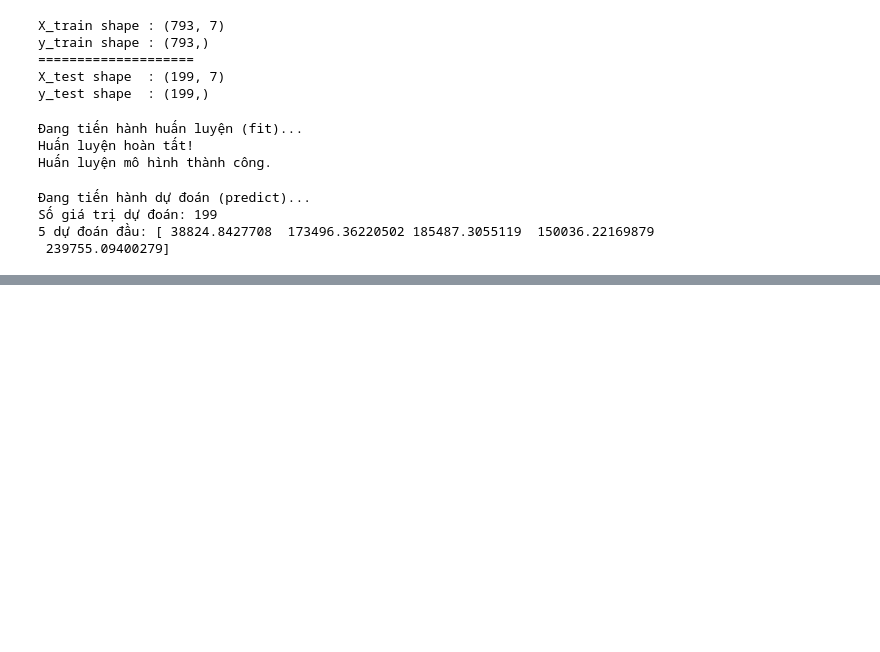
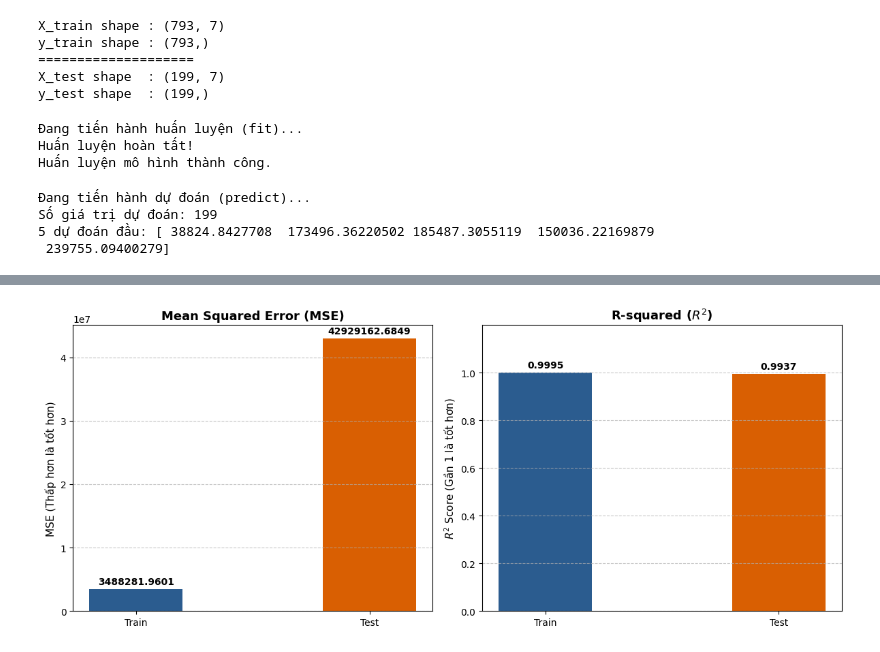
Before and after one commit to thanhdoan252024-hash/machine-learning-group-6, a Jupyter notebook: regression/product_sales_prediction.ipynb, the cells around one changed output, grey strips where cells are left out. Saved outputs shown, nothing was run; the diff lists cells and outputs as text; code cells hidden in the pictures; blank space fills up the shorter version.

Commit message:
đánh giá model update

```diff
--- a/regression/product_sales_prediction.ipynb
+++ b/regression/product_sales_prediction.ipynb
@@ -142,0 +143,10 @@ metrics = print_regression_metrics(y_test, y_pred)
+# %%
+mse_train = mean_squared_error(y_train, model.predict(X_train))
+mse_test = mean_squared_error(y_test, y_pred)
+print("Mean Squared Error (MSE) trên tập kiểm tra:", mse_test)
+print("Mean Squared Error (MSE) trên tập huấn luyện:", mse_train)
+
+r2_train = r2_score(y_train, model.predict(X_train))
+r2_test = r2_score(y_test, y_pred)
+print("R-squared (R2) trên tập kiểm tra:", r2_test)
+print("R-squared (R2) trên tập huấn luyện:", r2_train)
@@ -154,3 +173,60 @@ plt.show()
+# %%
+import matplotlib.pyplot as plt
+
+# 1. Khởi tạo khung vẽ gồm 2 biểu đồ con (subplots) nằm ngang
+fig, axes = plt.subplots(1, 2, figsize=(12, 5))
+
+categories = ["Train", "Test"]
+colors = ["#2b5c8f", "#d95f02"]  # Xanh dương cho Train, Cam cho Test
+
+# --- BIỂU ĐỒ 1: MEAN SQUARED ERROR (MSE) ---
+mse_values = [mse_train, mse_test]
+bars_mse = axes[0].bar(categories, mse_values, color=colors, width=0.4)
+axes[0].set_title("Mean Squared Error (MSE)", fontsize=13, fontweight="bold")
+axes[0].set_ylabel("MSE (Thấp hơn là tốt hơn)", fontsize=11)
+axes[0].grid(axis="y", linestyle="--", alpha=0.7)
+
+# Hiển thị số liệu chi tiết trên đầu mỗi cột
+for bar in bars_mse:
+    height = bar.get_height()
+    axes[0].annotate(
+        f"{height:.4f}",
+        xy=(bar.get_x() + bar.get_width() / 2, height),
+        xytext=(0, 3),
+        textcoords="offset points",
+        ha="center",
+        va="bottom",
+        fontweight="bold",
+    )
+
+# --- BIỂU ĐỒ 2: R-SQUARED (R2) ---
+r2_values = [r2_train, r2_test]
+bars_r2 = axes[1].bar(categories, r2_values, color=colors, width=0.4)
+axes[1].set_title("R-squared ($R^2$)", fontsize=13, fontweight="bold")
+axes[1].set_ylabel("$R^2$ Score (Gần 1 là tốt hơn)", fontsize=11)
+axes[1].set_ylim(
+    0, max(max(r2_values) * 1.2, 1.0)
+)  # Tự động giới hạn trục Y
+axes[1].grid(axis="y", linestyle="--", alpha=0.7)
+
+# Hiển thị số liệu chi tiết trên đầu mỗi cột
+for bar in bars_r2:
+    height = bar.get_height()
+    axes[1].annotate(
+        f"{height:.4f}",
+        xy=(bar.get_x() + bar.get_width() / 2, height),
+        xytext=(0, 3),
+        textcoords="offset points",
+        ha="center",
+        va="bottom",
+        fontweight="bold",
+    )
+
+# Căn chỉnh bố cục và hiển thị
+plt.tight_layout()
+plt.show()
+# %% [output]
+[figure, added]
 # %%
 importance = pd.DataFrame({
     "Feature": X_train.columns,
```
Also changed, not shown: parts of 7 cells of this notebook.
